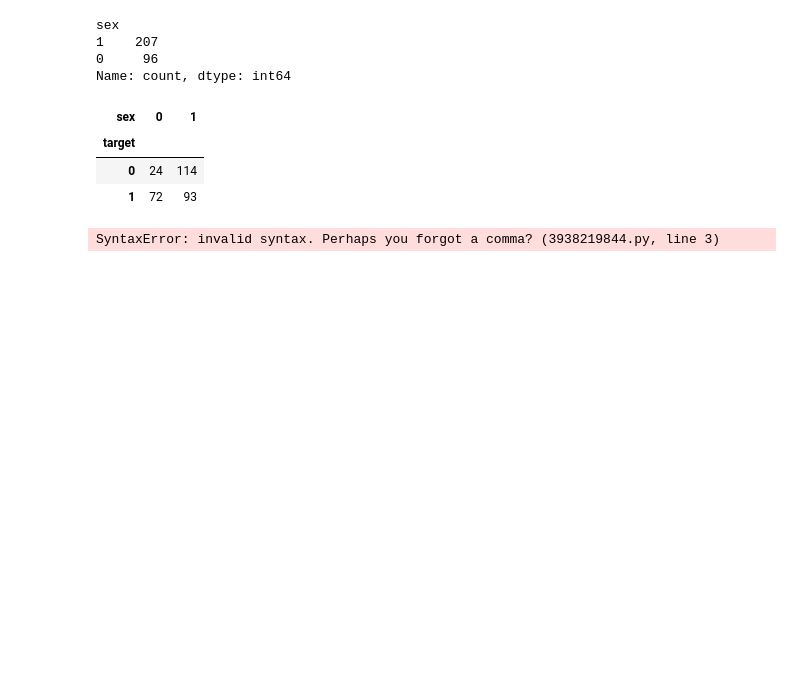
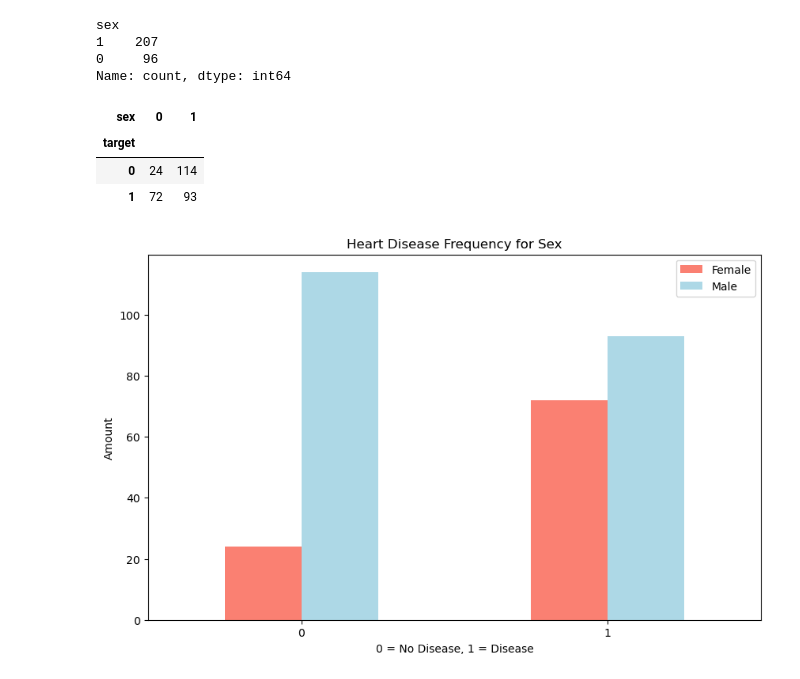
Before and after one commit to GoldenEye37/heart-disease-project, a Jupyter notebook: end-to-end-heart-disease-classification.ipynb, the cells around one changed output. Cells and saved outputs as stored; diff of their text form; code cells hidden in the pictures; blank space fills up the shorter version.

```diff
--- a/end-to-end-heart-disease-classification.ipynb
+++ b/end-to-end-heart-disease-classification.ipynb
@@ -180,12 +180,13 @@ pd.crosstab(df.target, df.sex)
 # %%
 # create a plot of crosstab
 pd.crosstab(df.target, df.sex).plot(kind="bar",
-                   figsize=(10, 6)
+                   figsize=(10, 6),
                    color=["salmon", "lightblue"])
 
 plt.title("Heart Disease Frequency for Sex")
 plt.xlabel("0 = No Disease, 1 = Disease")
 plt.ylabel("Amount")
 plt.legend(["Female", "Male"])
+plt.xticks(rotation=0);
 # %% [output]
-SyntaxError: invalid syntax. Perhaps you forgot a comma? (3938219844.py, line 3)
+[figure, added]
```
Also changed, not shown: parts of 3 cells of this notebook.
